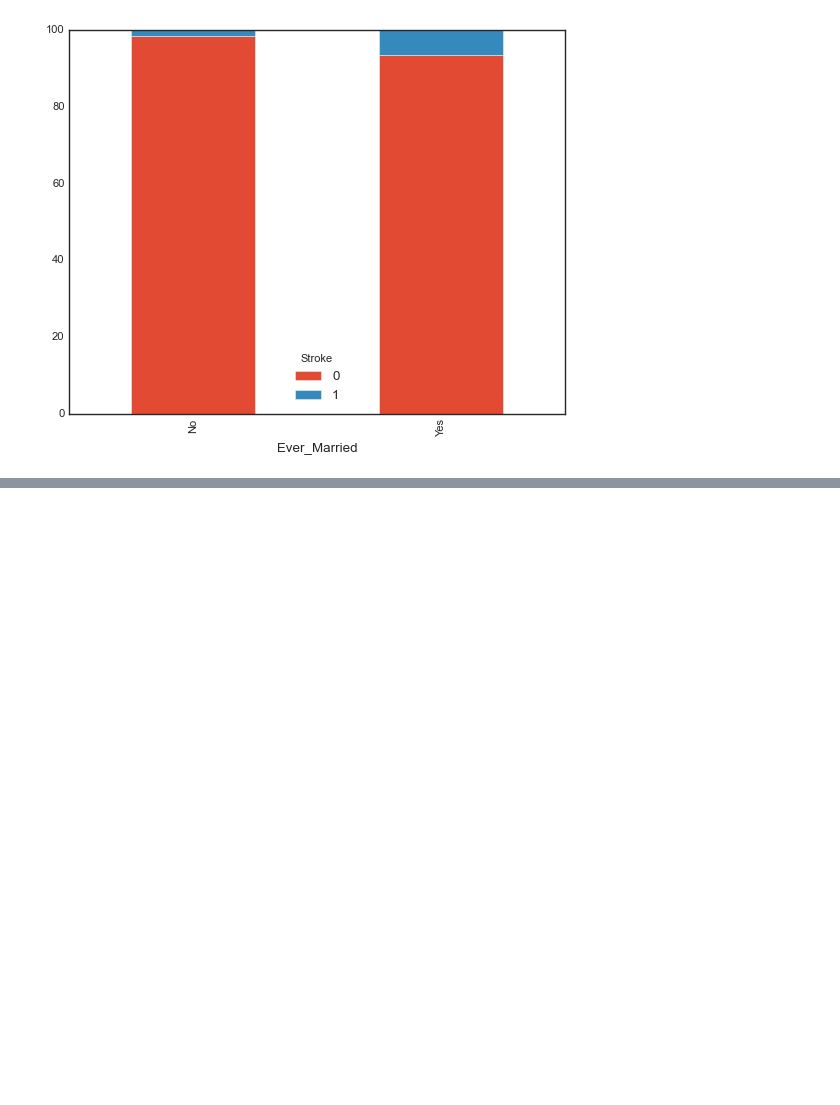
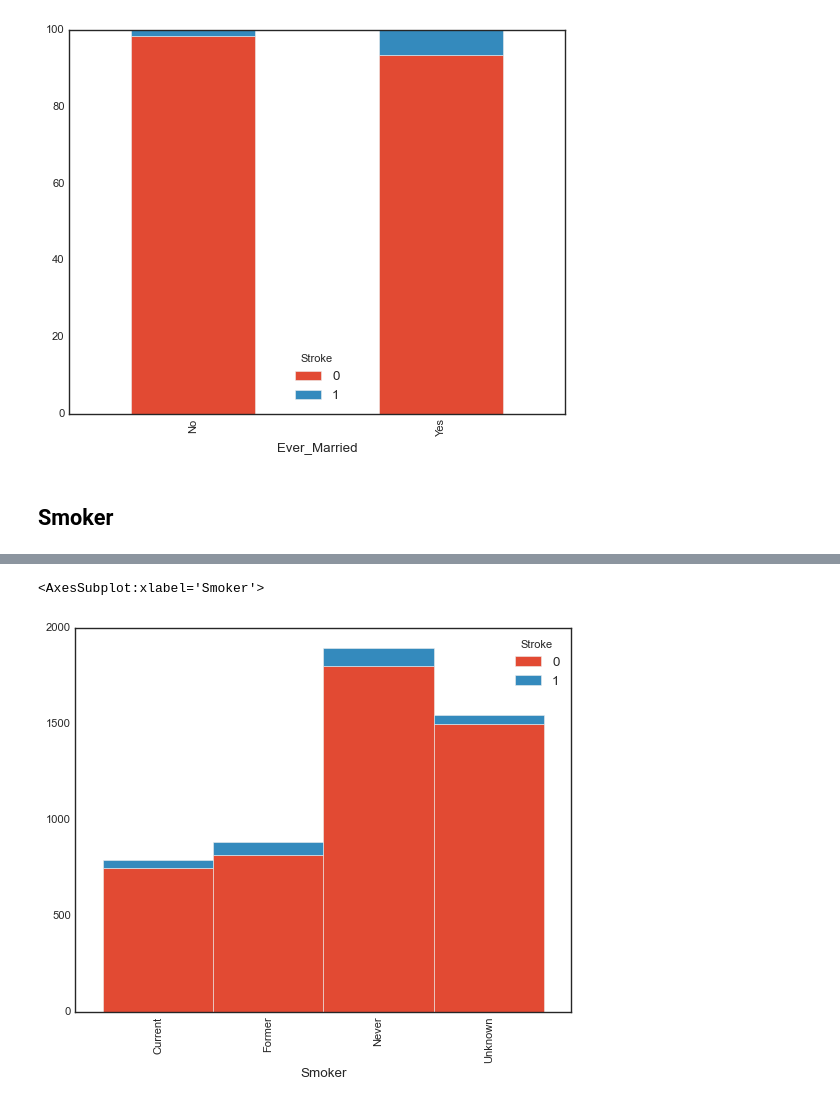
Before and after one commit to boborodono/San_Antonio_Machine_Learning_SAML, a Jupyter notebook: Wilder/Initial_EDA/Initial_EDA.ipynb, the cells around one changed output, grey strips where cells are left out. Drawn from its saved outputs; the diff is of its cells as text; code cells hidden in the pictures; blank space fills up the shorter version.

```diff
--- a/Wilder/Initial_EDA/Initial_EDA.ipynb
+++ b/Wilder/Initial_EDA/Initial_EDA.ipynb
@@ -284,3 +290,8 @@ df.groupby(['Ever_Married'])[['Age']].agg(['count', 'mean'])
 | No | 1756 | 21.978929 |
 | Yes | 3353 | 54.342082 |
 [figure]
+# %% [markdown]
+## Smoker
+# %%
+get_stacked_bar_chart("Smoker")
+# %% [output]
@@ -286,0 +299,2 @@ df.groupby(['Ever_Married'])[['Age']].agg(['count', 'mean'])
+<AxesSubplot:xlabel='Smoker'>
+[figure, added]
```
Also changed, not shown: parts of 3 cells of this notebook, 13 other files.
